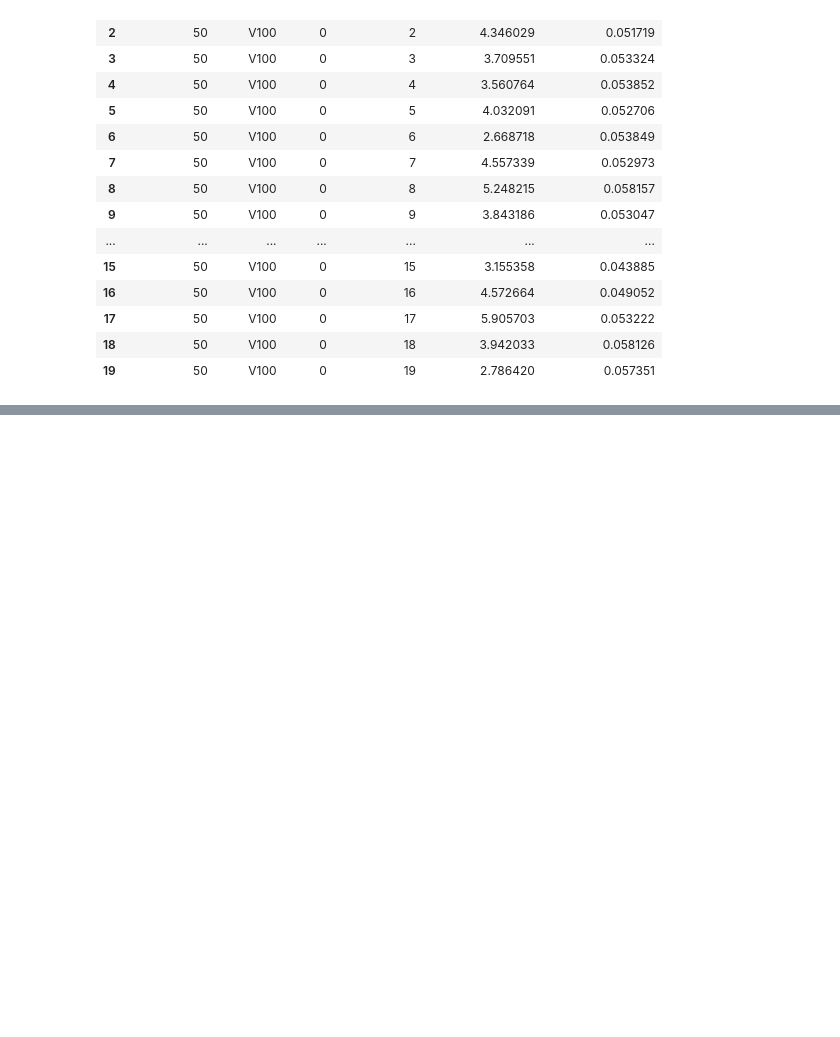
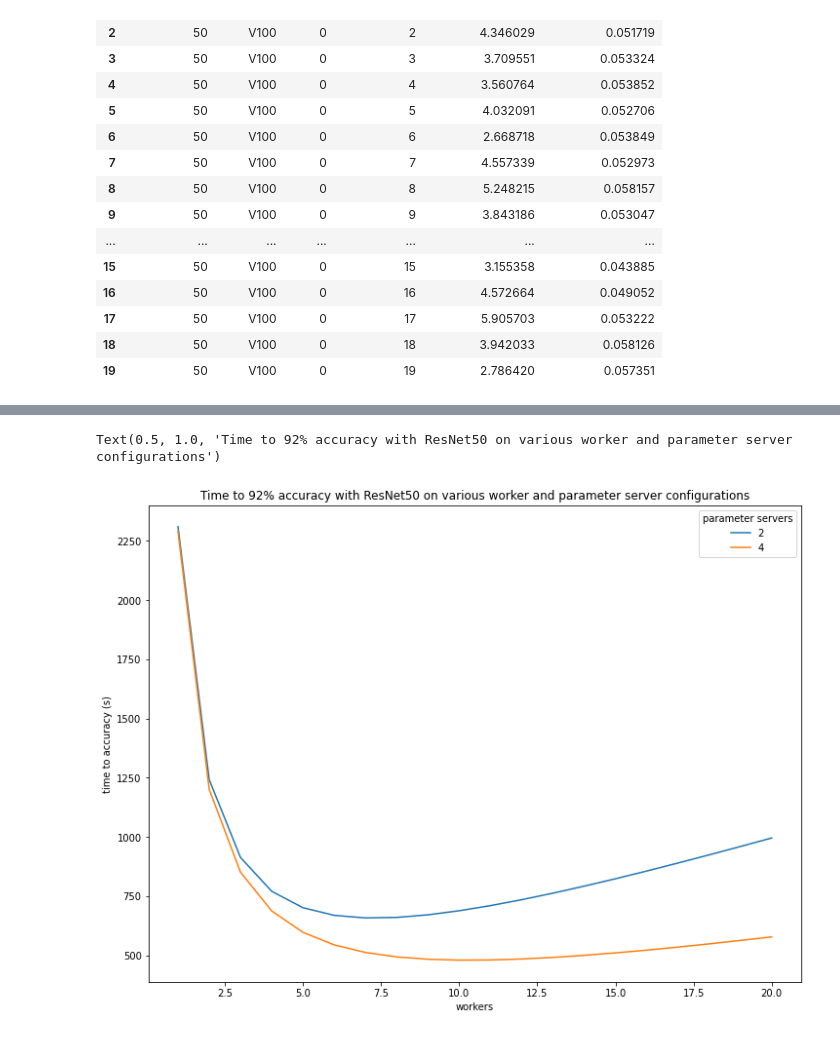
Before and after one commit to zach-lawless/coms6998-assignments, a Jupyter notebook: a4/ztl2103_coms6998_a4.ipynb, the cells around one changed output, grey strips where cells are left out. Saved outputs shown, nothing was run; the diff lists cells and outputs as text; code cells hidden in the pictures; blank space fills up the shorter version.

```diff
--- a/a4/ztl2103_coms6998_a4.ipynb
+++ b/a4/ztl2103_coms6998_a4.ipynb
@@ -752,0 +757,4 @@ Now that me and my teammates have trained all of the various `ResNet` models on
+# %%
+def f(k, b0, b1, b2):
+    l = (1 / (b0 * k + b1)) + b2
+    return l
@@ -982,0 +1290,26 @@ results_df.to_csv(f'q4_data/resnet{resnet_layers}_{hardware}.csv', index=False)
+# %%
+def f(w, p, M,
+      theta0=1.02,
+      theta1=2.78,
+      theta2=4.92,
+      theta3=0.00,
+      theta4=0.02):
+    return (theta0 * M/w + theta1 + theta2 * w/p + theta3 * w + theta4 * p)**-1
+# %%
+ps = [2, 4]
+w = np.arange(1, 21)
+data = []
+M = 128
+predicted_epochs = 17
+training_data_size = 50000
+for p in ps:
+    f_p = f(w, p, M)
+    time_to_acc = predicted_epochs / f_p
+    df_p = pd.DataFrame(data={
+        'parameter servers': p,
+        'workers': w.tolist(),
+        'time to accuracy (s)': time_to_acc
+    })
+    data.append(df_p)
+df = pd.concat(data, axis=0, ignore_index=True)
+df.head()
@@ -982,0 +1323,8 @@ results_df.to_csv(f'q4_data/resnet{resnet_layers}_{hardware}.csv', index=False)
+# %%
+fig, ax = plt.subplots(figsize=(12, 9))
+df['parameter servers'] = df['parameter servers'].astype('str')
+sns.lineplot(x='workers', y='time to accuracy (s)', hue='parameter servers', data=df)
+plt.title('Time to 92% accuracy with ResNet50 on various worker and parameter server configurations')
+# %% [output]
+Text(0.5, 1.0, 'Time to 92% accuracy with ResNet50 on various worker and parameter server configurations')
+[figure, added]
```
Also changed, not shown: parts of 27 cells of this notebook, 2 other files.
